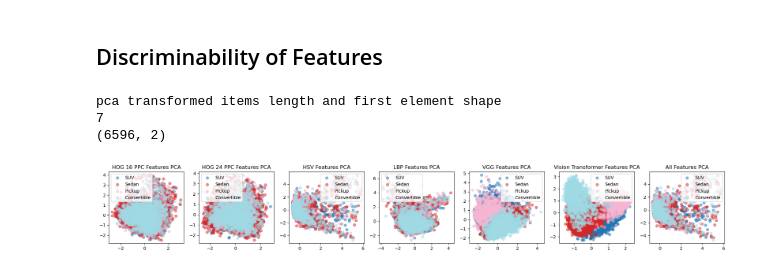
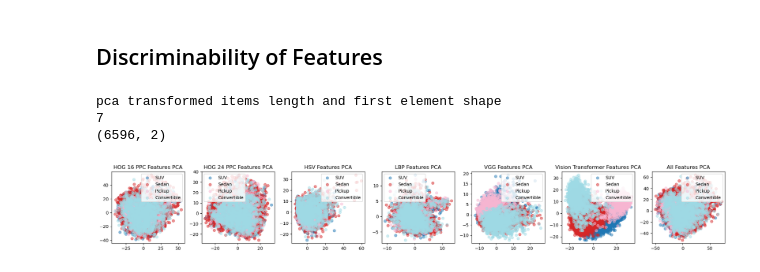
Before and after one commit to ijyliu/computer-vision-project, a Jupyter notebook: Code/Dimensionality Reduction Visualization/PCA_Train_Set.ipynb, the cells around one changed output. Saved outputs shown, nothing was run; the diff lists cells and outputs as text; code cells hidden in the pictures.

```diff
--- a/Code/Dimensionality Reduction Visualization/PCA_Train_Set.ipynb
+++ b/Code/Dimensionality Reduction Visualization/PCA_Train_Set.ipynb
@@ -38,14 +38,15 @@ def get_PCA(X_list, n_components):
   pca_list = []
   xpca_list = []
   for X in X_list:
-    pca = PCA(n_components=n_components, whiten=True).fit(X)
+    # PCA
+    pca = PCA(n_components=n_components).fit(X) # not using whiten because it isn't rescaling but something else
     X_pca = pca.transform(X)
     pca_list.append(pca)
     xpca_list.append(X_pca)
   return pca_list, xpca_list
 # %%
 # All principal components
-pca_list, _ = get_PCA(feature_matrices, n_components=None) # n_components=None returns all principal components
+pca_list, _ = get_PCA(feature_matrices_rescaled, n_components=None) # n_components=None returns all principal components
 # %% [markdown]
 ## Visualize Share of Variance Explained
 # %%
@@ -127,0 +131,25 @@ plt.show()
+# %%
+# Creating plot of cumulative share of variance explained
+plt.figure(figsize=(15,5))
+# color code each feature type
+colorst = ['#1f77b4', '#ff7f0e', '#2ca02c', '#d62728', '#9467bd', '#8c564b', '#e377c2', '#7f7f7f', '#bcbd22', '#17becf']
+labels = feature_matrix_labels
+for i in range(len(pca_list)):
+    variance_explained_list = [0] + list(np.cumsum(pca_list[i].explained_variance_ratio_))
+    plt.plot(variance_explained_list, colorst[i], label=labels[i])
+# y ticks - 0 to 1 in 0.05 increments
+plt.yticks(np.arange(0, 1.05, step=0.05))
+# x ticks up to limit
+plt.xlim(0, 2000)
+#plt.xticks(range(0, x_limit+1, 10), labels = [item + 1 for item in range(0, x_limit+1, 10)])
+#labels = range(1, num_components_limit+1, 10)
+#plt.xticks(range(0, num_components_limit+1, 10), labels)
+# limit y axis to 1
+plt.ylim(0, 1)
+plt.grid(visible=True)
+plt.xlabel('Number of Components')
+plt.ylabel('Share of Variance Explained')
+plt.legend(loc='lower right')
+plt.margins(x =0.02)
+plt.savefig('../../Output/PCA and tSNE/PCA_variance_explained_up_to_2000.png')
+plt.show()
@@ -129,7 +159,7 @@ plt.show()
 ## Discriminability of Features
 # %%
 # dimensionality reduction
-pca_transformed_items = get_PCA(X_list=feature_matrices, n_components=2)[-1] # second item to get transformed features
+pca_transformed_items = get_PCA(X_list=feature_matrices_rescaled, n_components=2)[-1] # second item to get transformed features
 
 # Check shapes
 print('pca transformed items length and first element shape')
@@ -157,15 +187,15 @@ def plot_classes(X, y, ax, title):
   ax.legend()
 # %%
 # plot results
-fig, ax = plt.subplots(nrows=1, ncols=len(feature_matrices), figsize=(20, 3))
+fig, ax = plt.subplots(nrows=1, ncols=len(feature_matrices_rescaled), figsize=(20, 3))
 
 # Iterate over feature matrices transformed and plot
-for idx in range(len(feature_matrices)):
+for idx in range(len(feature_matrices_rescaled)):
   # y is the class labels
   plot_classes(pca_transformed_items[idx], y, ax[idx], title=feature_matrix_labels[idx] + ' PCA')
 
 plt.tight_layout()
 plt.savefig('../../Output/PCA and tSNE/PCA_Class_Discrinimability.png')
 plt.show()
 # %% [output]
-[figure, old version]
+[figure, new version]
```
Also changed, not shown: parts of 8 cells of this notebook, 7 other files.
